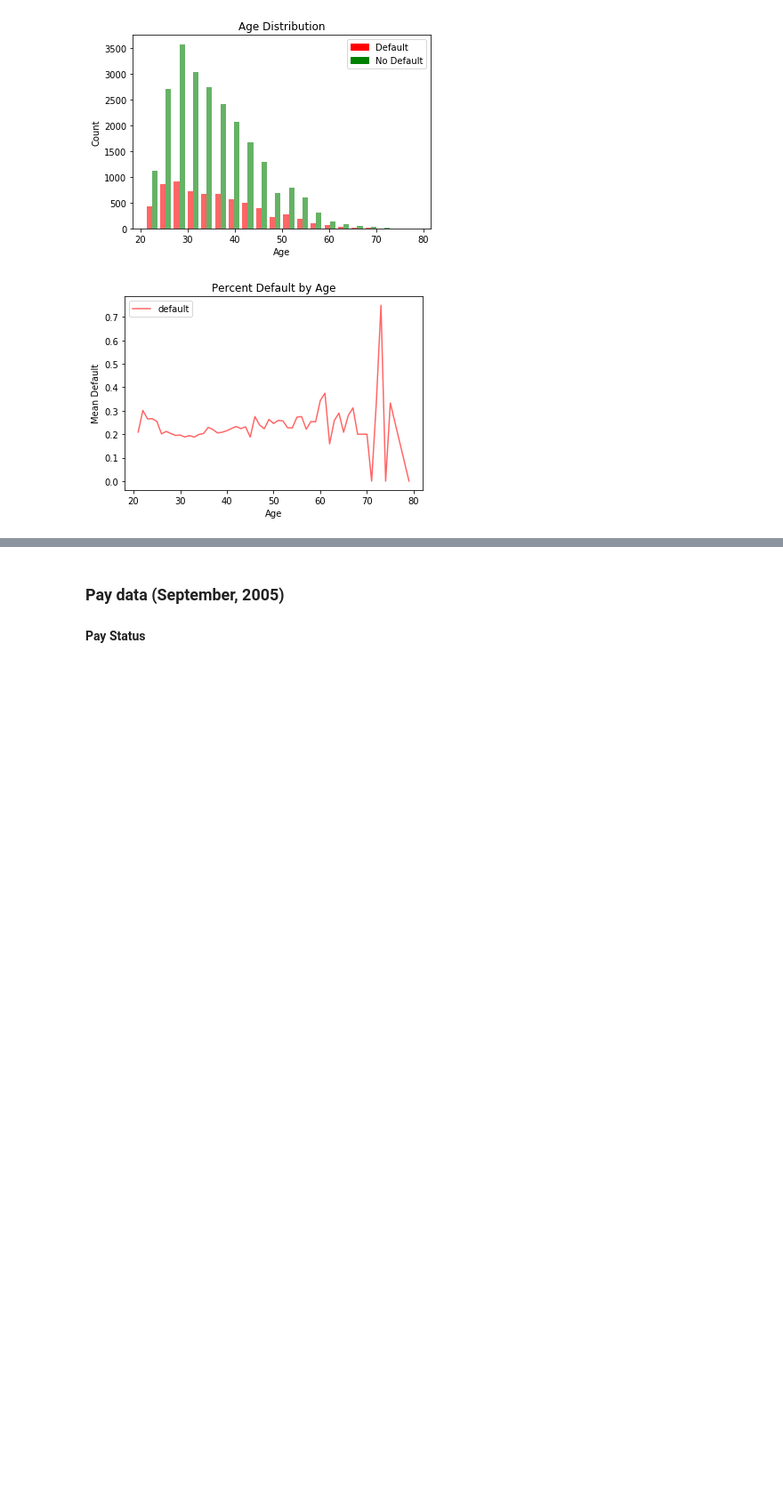
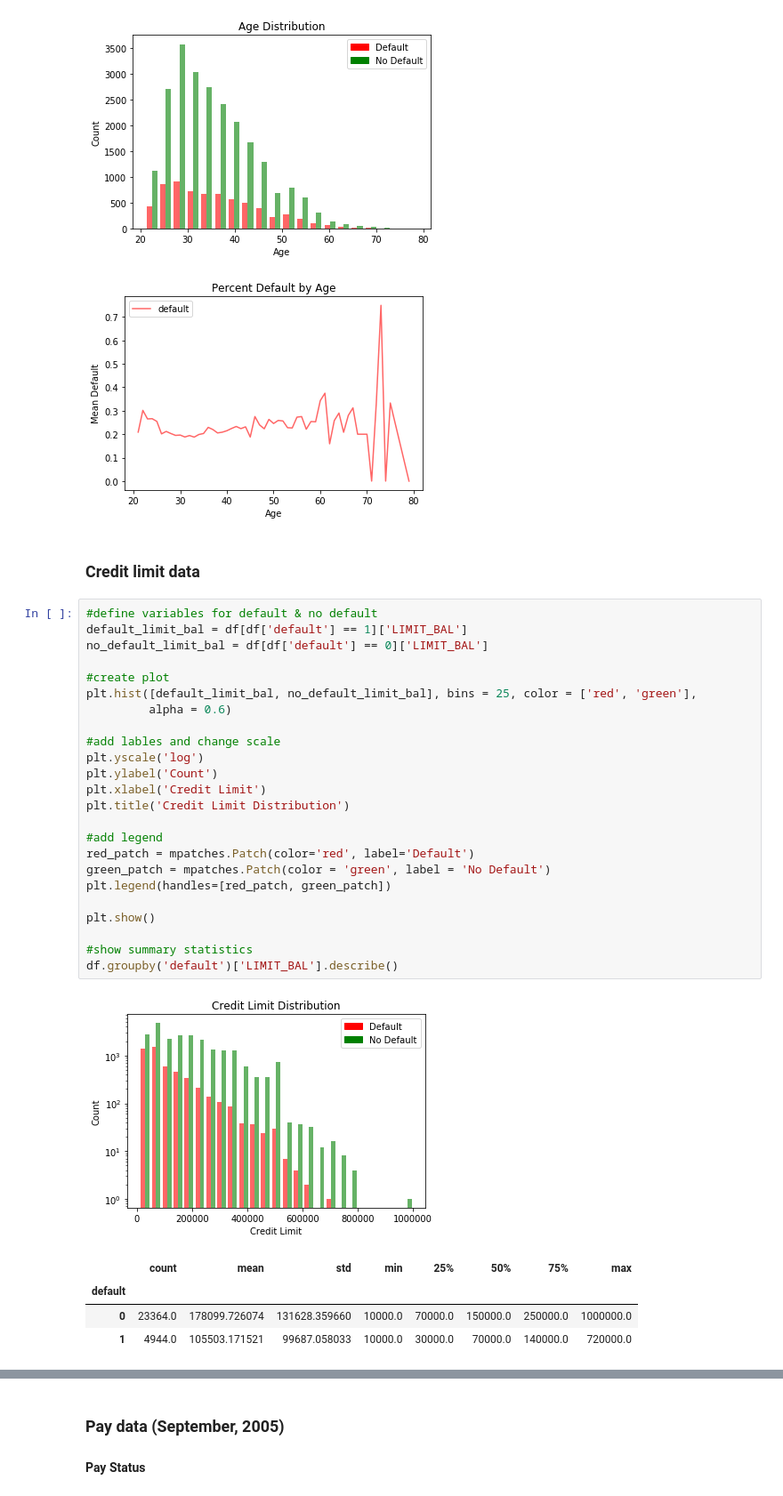
Before and after one commit to coshmeo/springboard, a Jupyter notebook: capstone 1/project code.ipynb, the cells around one changed output, grey strips where cells are left out. Shown at 89% size. Drawn from its saved outputs; the diff is of its cells as text; blank space fills up the shorter version.

```diff
--- a/capstone 1/project code.ipynb
+++ b/capstone 1/project code.ipynb
@@ -342,3 +310,35 @@ plt.show()
 # %% [output]
 [figure]
 [figure]
+# %% [markdown]
+### Credit limit data
+# %%
+#define variables for default & no default
+default_limit_bal = df[df['default'] == 1]['LIMIT_BAL']
+no_default_limit_bal = df[df['default'] == 0]['LIMIT_BAL']
+
+#create plot
+plt.hist([default_limit_bal, no_default_limit_bal], bins = 25, color = ['red', 'green'],
+         alpha = 0.6)
+
+#add lables and change scale
+plt.yscale('log')
+plt.ylabel('Count')
+plt.xlabel('Credit Limit')
+plt.title('Credit Limit Distribution')
+
+#add legend
+red_patch = mpatches.Patch(color='red', label='Default')
+green_patch = mpatches.Patch(color = 'green', label = 'No Default')
+plt.legend(handles=[red_patch, green_patch])
+
+plt.show()
+
+#show summary statistics
+df.groupby('default')['LIMIT_BAL'].describe()
+# %% [output]
+[figure, added]
+|  | count | mean | std | min | 25% | 50% | 75% | max |
+| default |  |  |  |  |  |  |  |  |
+| 0 | 23364.0 | 178099.726074 | 131628.359660 | 10000.0 | 70000.0 | 150000.0 | 250000.0 | 1000000.0 |
+| 1 | 4944.0 | 105503.171521 | 99687.058033 | 10000.0 | 30000.0 | 70000.0 | 140000.0 | 720000.0 |
```
Also changed, not shown: parts of 10 cells of this notebook.
